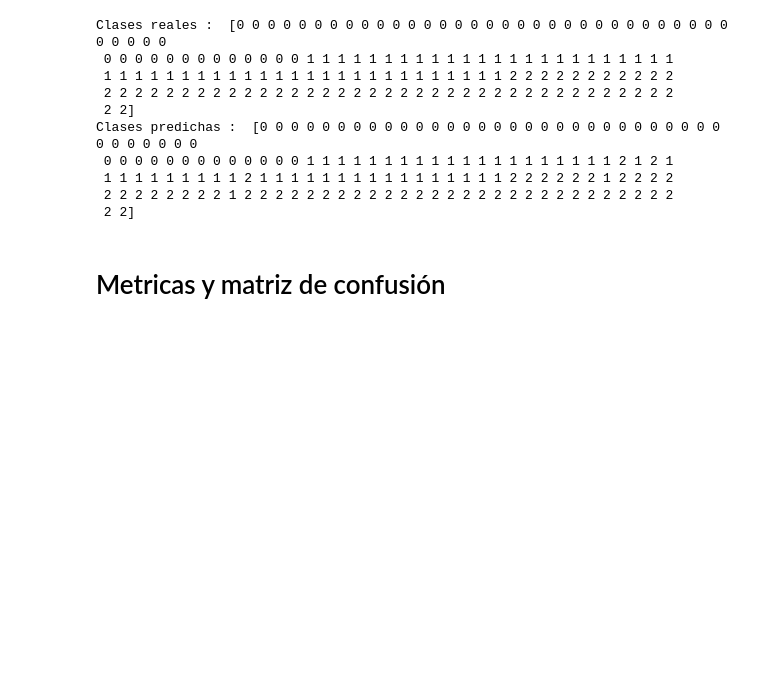
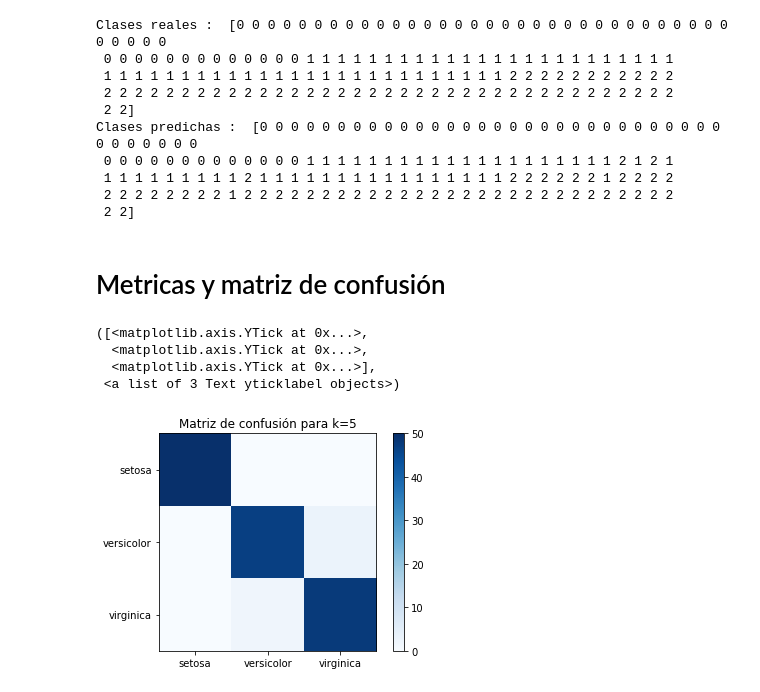
Before and after one commit to leonleo997/Analytics, a Jupyter notebook: KNearestNeighbors.ipynb, the cells around one changed output. Cells and saved outputs as stored; diff of their text form; code cells hidden in the pictures; blank space fills up the shorter version.

```diff
--- a/Untitled.ipynb
+++ b/KNearestNeighbors.ipynb
@@ -97,8 +97,14 @@ Clases predichas :  [0 0 0 0 0 0 0 0 0 0 0 0 0 0 0 0 0 0 0 0 0 0 0 0 0 0 0 0 0 0
 # %%
 cm=metrics.confusion_matrix(y,y_pred)
 plt.imshow(cm, cmap=plt.cm.Blues)
 plt.title("Matriz de confusión para k=5")
 plt.colorbar()
 tick_marks=np.arange(3)
 plt.xticks(tick_marks, iris.target_names)
-plt.yticks(tick_marks, iris.tar)
+plt.yticks(tick_marks, iris.target_names)
+# %% [output]
+([<matplotlib.axis.YTick at 0x...>,
+  <matplotlib.axis.YTick at 0x...>,
+  <matplotlib.axis.YTick at 0x...>],
+ <a list of 3 Text yticklabel objects>)
+[figure, added]
```
Also changed, not shown: 1 other file.
